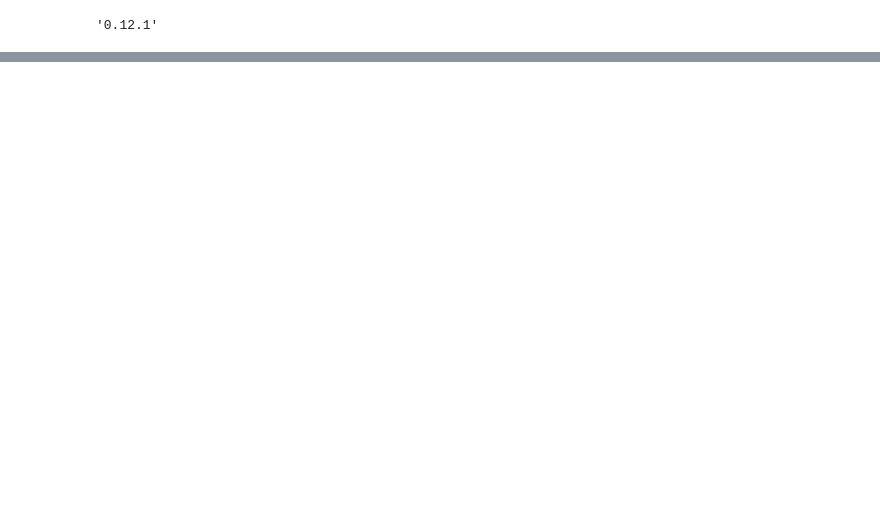
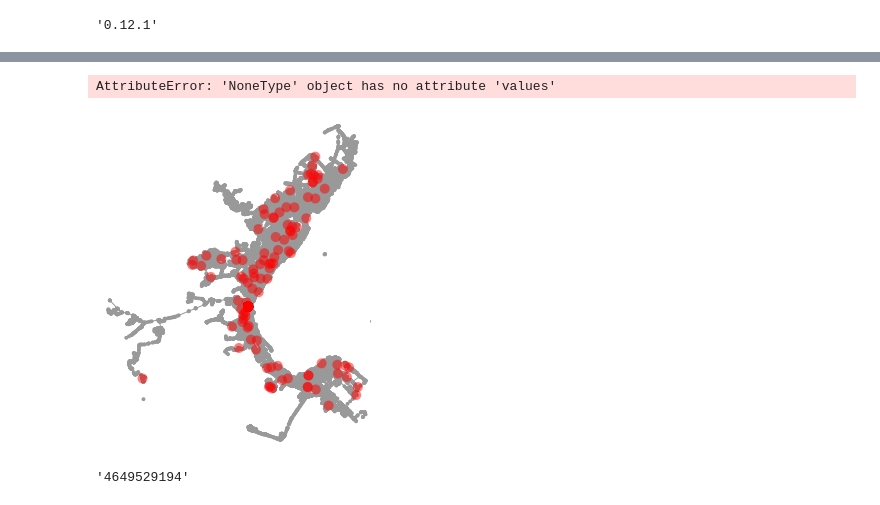
Before and after one commit to vladbusel/graph_tasks, a Jupyter notebook: solution.ipynb, the cells around one changed output, grey strips where cells are left out. Saved outputs shown, nothing was run; the diff lists cells and outputs as text; code cells hidden in the pictures; blank space fills up the shorter version.

```diff
--- a/solution.ipynb
+++ b/solution.ipynb
@@ -191,9 +179,10 @@ G.number_of_edges()
 # %%
-# with open('adj_list2.csv','w',newline='') as csv_file:
-#     csv_file.write('from_id to_id,edge_weight\n')
-#     for _from in list(G.nodes):
-#         s = str(_from)
-#         for _to in G.successors(_from):
-#             s = s + ' ' + str(_to) + ',' + str(G[_from][_to]['weight'])
-#         csv_file.write(s + '\n')
+#Список с весами
+with open('adj_list2.csv','w',newline='') as csv_file:
+    csv_file.write('from_id to_id,edge_weight\n')
+    for _from in list(G.nodes):
+        s = str(_from)
+        for _to in G.successors(_from):
+            s = s + ' ' + str(_to) + ',' + str(G[_from][_to]['weight'])
+        csv_file.write(s + '\n')
 # %%
@@ -355,0 +387,28 @@ def dijkstra(G,_from,to_list):
+# %%
+#Туда-обратно, начиная с домов
+min_way = {}
+for _from in houses_id:
+    for _to in med_id:
+        if min_way.get(_from) == None:
+            min_way[_from] = {'to':_to,'weight':min_ways[_from][_to]['weight'] + min_ways[_to][_from]['weight'],'way':min_ways[_from][_to]['way'],'way_back':min_ways[_to][_from]['way']}
+        elif min_way[_from]['weight'] > min_ways[_from][_to]['weight'] + min_ways[_to][_from]['weight']:
+            min_way[_from]['to'] = _to
+            min_way[_from]['weight'] = min_ways[_from][_to]['weight'] + min_ways[_to][_from]['weight']
+            min_way[_from]['way'] =  min_ways[_from][_to]['way']
+            min_way[_from]['way_back'] = min_ways[_to][_from]['way']
+
+ways = []
+with open('shortest_ways_from_houses_and_back.txt','w',newline='') as f:
+    f.write('from_id,to_id,way_weight\n')
+    s = ''
+    for h_id in min_way.keys():
+        s = s + h_id + ',' + min_way[h_id]['to'] + ',' + str(min_way[h_id]['weight'])+'\n'
+        if min_way[h_id]['weight'] != float('inf'):
+            ways.append(min_way[h_id]['way'])
+            ways.append(min_way[h_id]['way_back'])
+    f.write(s)
+# %%
+ox.plot_graph_routes(G_ox, ways)
+# %% [output]
+AttributeError: 'NoneType' object has no attribute 'values'
+[figure, added]
@@ -522,0 +515,21 @@ def dijkstra(G,_from,to_list):
+# %%
+#1.3
+#Для какого объекта инфраструктуры сумма кратчайших расстояний от него до всех домов минимальна
+min_sum = float('inf')
+for m_id in med_id:
+    _sum = 0
+    for h_id in houses_id:
+        #Пока что есть пути с inf
+        if min_ways[m_id][h_id]['weight'] != float('inf'):
+            _sum += min_ways[m_id][h_id]['weight']
+    if _sum < min_sum:
+        min_sum = _sum
+        _from = m_id
+
+ways = []
+for h_id in houses_id:
+    if min_ways[_from][h_id]['weight'] != float('inf'):
+        ways.append(min_ways[_from][h_id]['way'])
+_from
+# %% [output]
+'4649529194'
```
Also changed, not shown: parts of 74 cells of this notebook.
